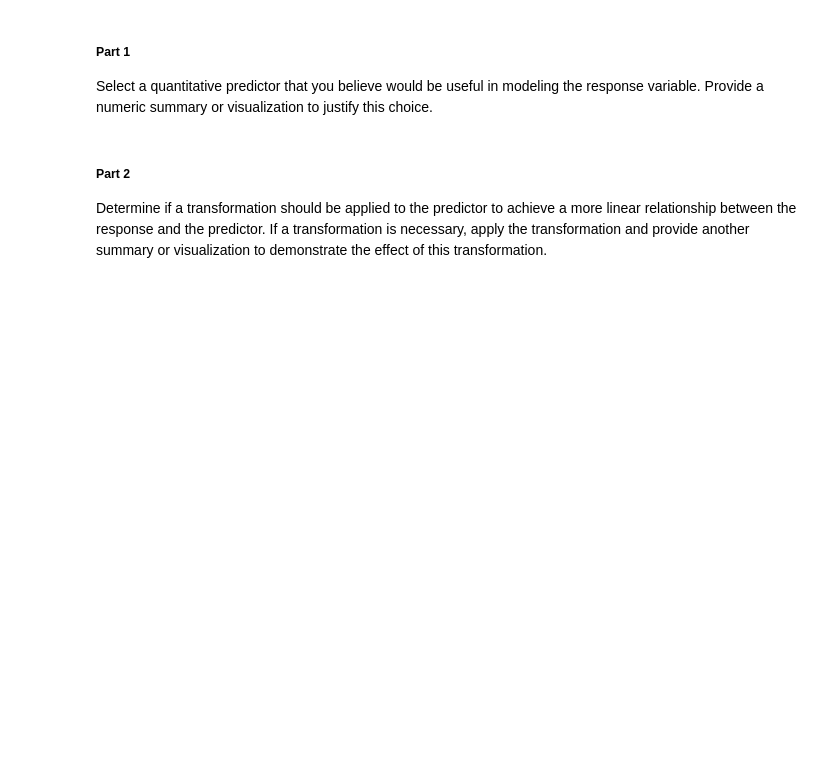
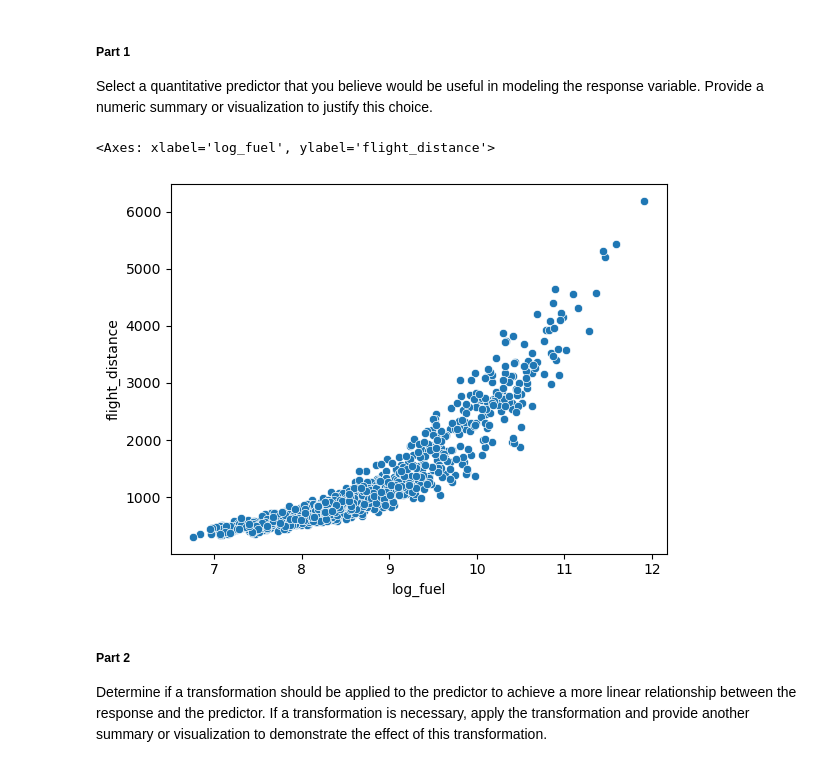
Before and after one commit to Yeninguyen/tstat280, a Jupyter notebook: 07_regression/07_exercises.ipynb, the cells around one changed output. Drawn from its saved outputs; the diff is of its cells as text; code cells hidden in the pictures; blank space fills up the shorter version.

```diff
--- a/07_regression/07_exercises.ipynb
+++ b/07_regression/07_exercises.ipynb
@@ -37,6 +37,10 @@ Determine whether a transformation should be applied to the response to make its
 Select a quantitative predictor that you believe would be useful in modeling the response variable. Provide a numeric summary or visualization to justify this choice.
 # %%
 # YOUR CODE HERE
+sns.scatterplot(data=df, x="log_fuel", y="flight_distance")
+# %% [output]
+<Axes: xlabel='log_fuel', ylabel='flight_distance'>
+[figure, added]
 # %% [markdown]
 ##### Part 2
 
```
Also changed, not shown: parts of 27 cells of this notebook.
